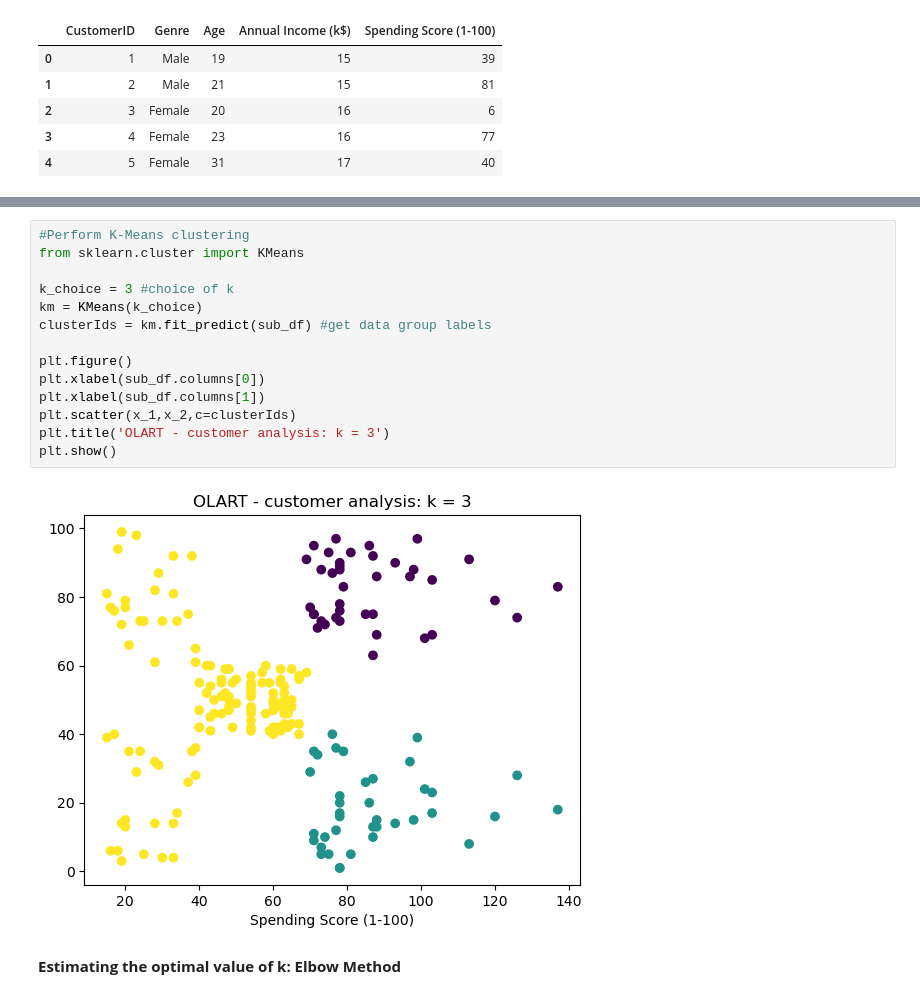
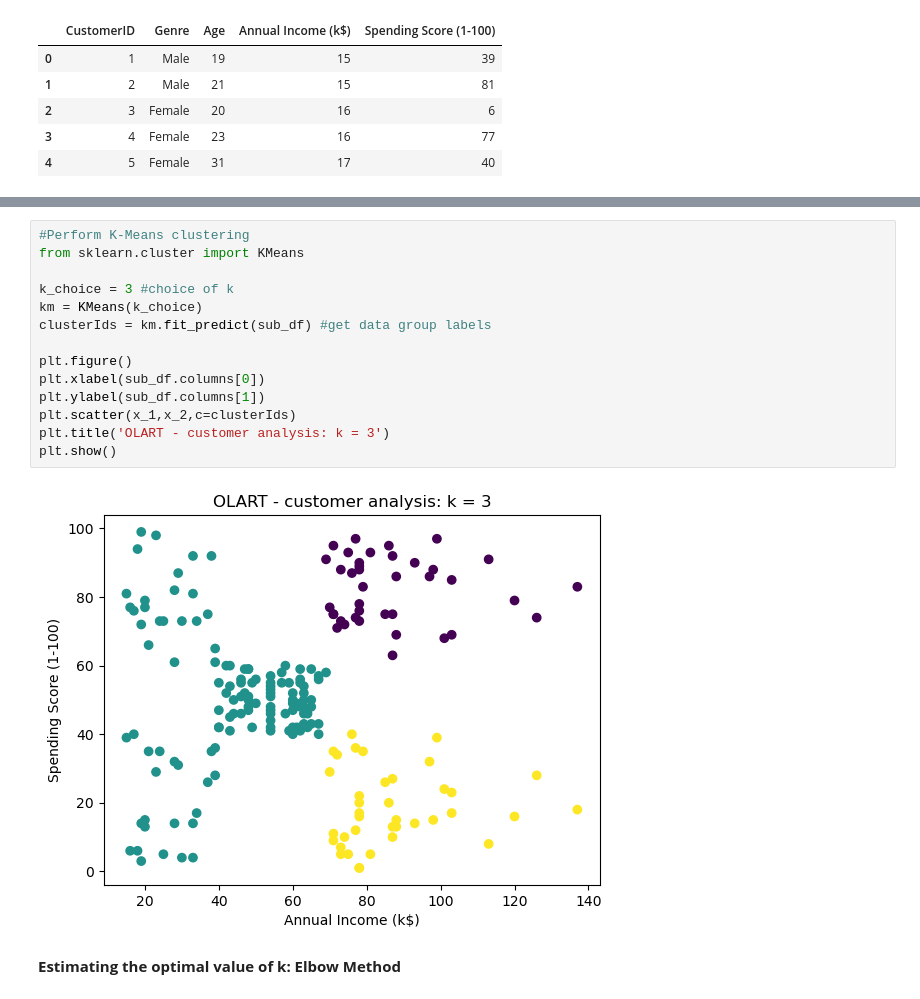
Before and after one commit to mlinsights/freemium, a Jupyter notebook: algorithms/clustering/k-means/k-means-clustering-demo.ipynb, the cells around one changed output, grey strips where cells are left out. Saved outputs shown, nothing was run; the diff lists cells and outputs as text.

```diff
--- a/algorithms/clustering/k-means/k-means-clustering-demo.ipynb
+++ b/algorithms/clustering/k-means/k-means-clustering-demo.ipynb
@@ -31,19 +31,19 @@ plt.show()
 # %%
 #Perform K-Means clustering
 from sklearn.cluster import KMeans
 
 k_choice = 3 #choice of k
 km = KMeans(k_choice)
 clusterIds = km.fit_predict(sub_df) #get data group labels
 
 plt.figure()
 plt.xlabel(sub_df.columns[0])
-plt.xlabel(sub_df.columns[1])
+plt.ylabel(sub_df.columns[1])
 plt.scatter(x_1,x_2,c=clusterIds)
 plt.title('OLART - customer analysis: k = 3')
 plt.show()
 # %% [output]
-[figure, old version]
+[figure, new version]
 # %% [markdown]
 <b>Estimating the optimal value of k: Elbow Method</b>
 # %%
```
Also changed, not shown: parts of 2 cells of this notebook.
